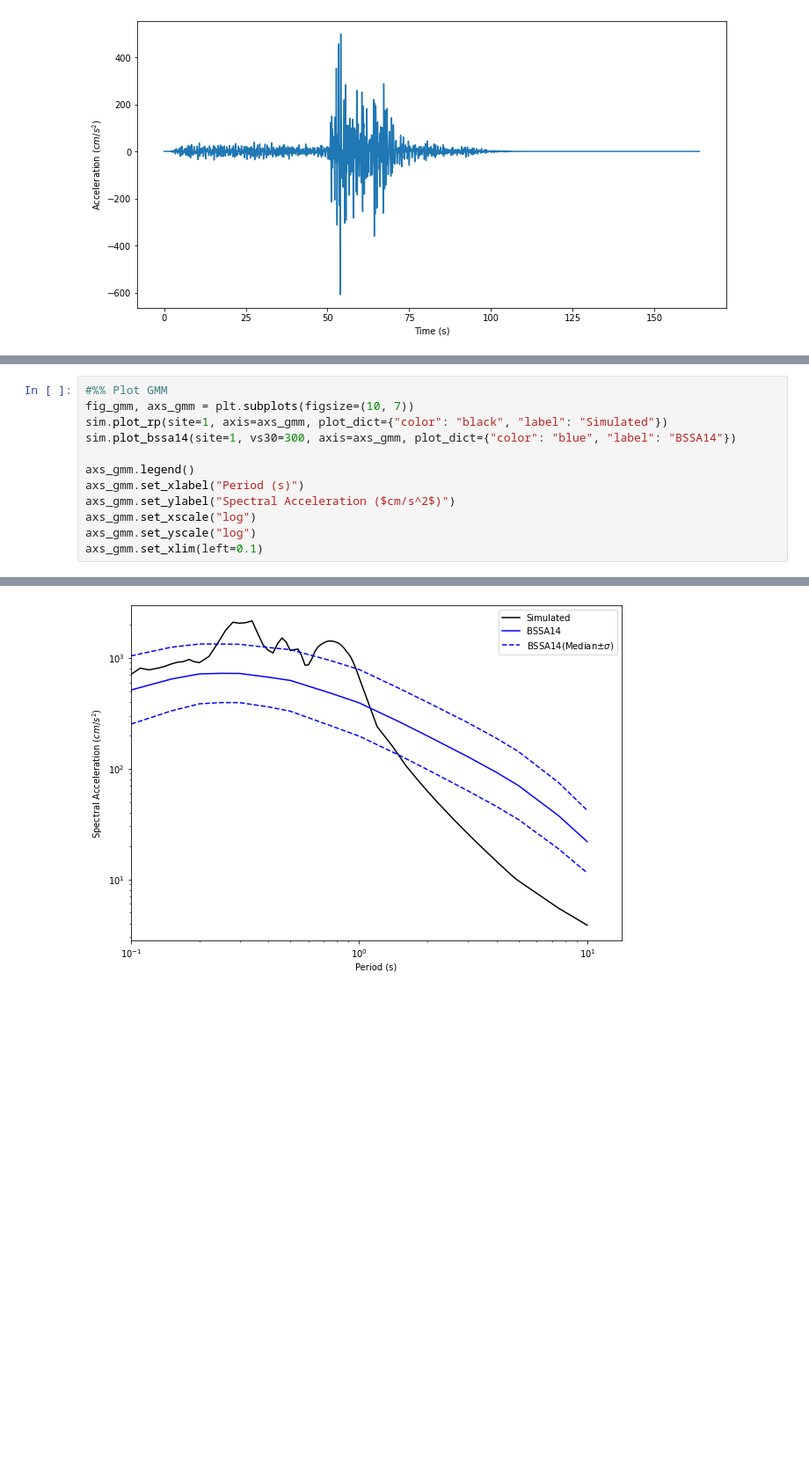
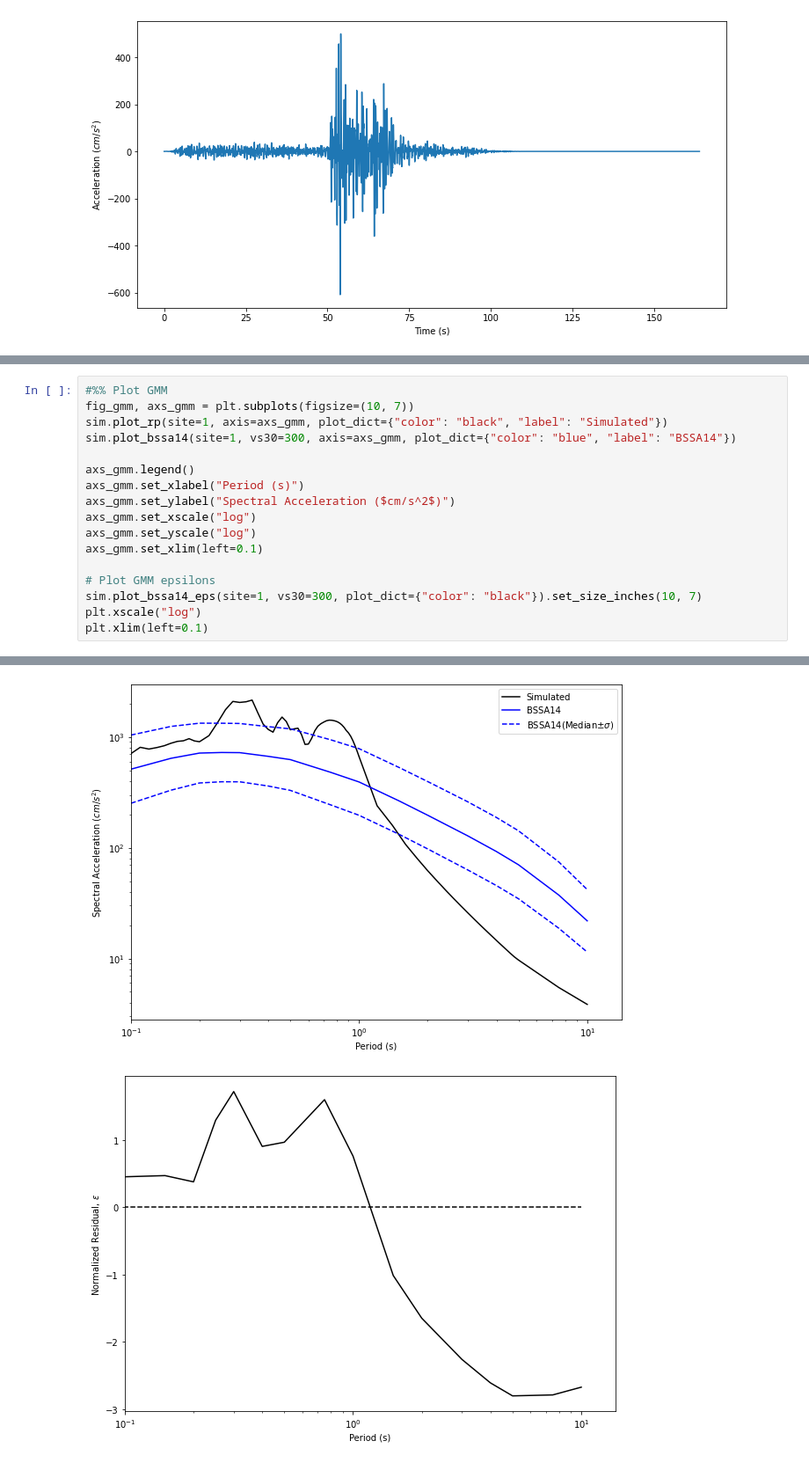
Before and after one commit to abdullahaltindal/pyexsim12, a Jupyter notebook: example_pyexsim12.ipynb, the cells around one changed output, grey strips where cells are left out. Shown at 88% size. Drawn from its saved outputs; the diff is of its cells as text; blank space fills up the shorter version.

```diff
--- a/example_pyexsim12.ipynb
+++ b/example_pyexsim12.ipynb
@@ -149,15 +201,21 @@ plt.xlim(left=0, right=4)
 # %%
 #%% Plot GMM
 fig_gmm, axs_gmm = plt.subplots(figsize=(10, 7))
 sim.plot_rp(site=1, axis=axs_gmm, plot_dict={"color": "black", "label": "Simulated"})
 sim.plot_bssa14(site=1, vs30=300, axis=axs_gmm, plot_dict={"color": "blue", "label": "BSSA14"})
 
 axs_gmm.legend()
 axs_gmm.set_xlabel("Period (s)")
 axs_gmm.set_ylabel("Spectral Acceleration ($cm/s^2$)")
 axs_gmm.set_xscale("log")
 axs_gmm.set_yscale("log")
 axs_gmm.set_xlim(left=0.1)
+
+# Plot GMM epsilons
+sim.plot_bssa14_eps(site=1, vs30=300, plot_dict={"color": "black"}).set_size_inches(10, 7)
+plt.xscale("log")
+plt.xlim(left=0.1)
 # %% [output]
 (0.1, 14.12537544622754)
 [figure]
+[figure, added]
```
Also changed, not shown: parts of 20 cells of this notebook, 4 other files.
